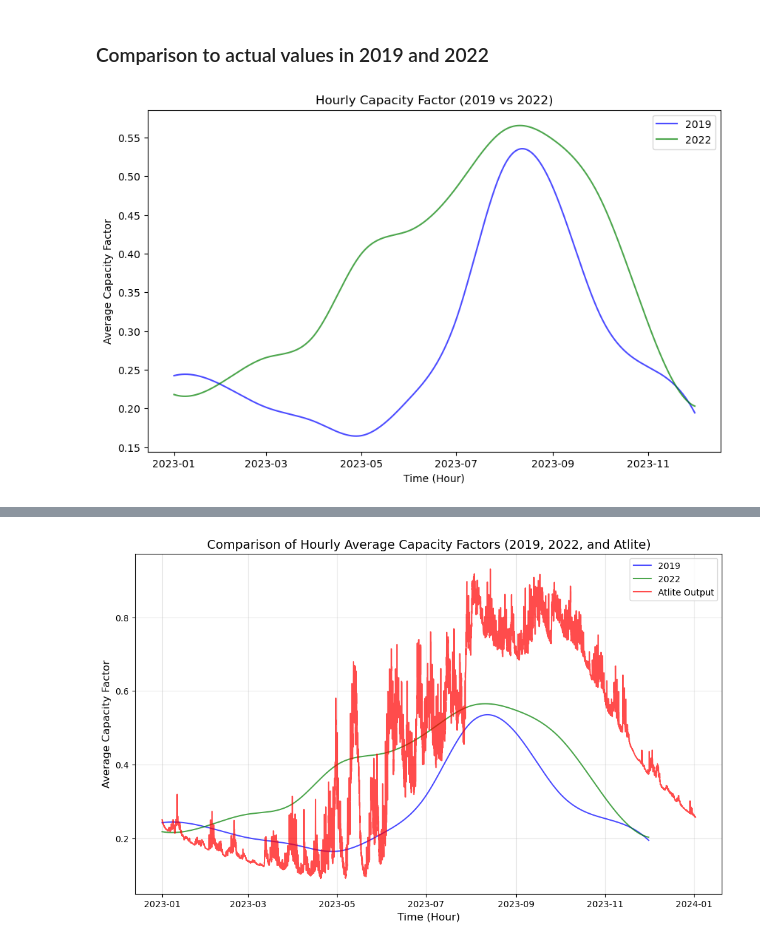
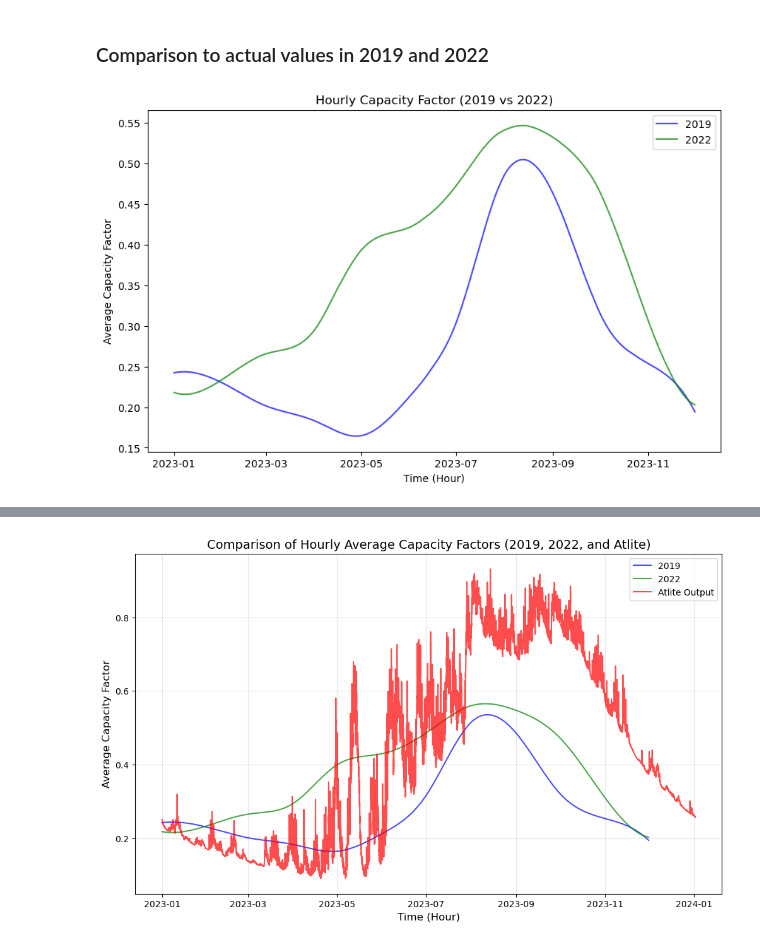
Before and after one commit to lukasschirren/GeoH2-Laos-Master-Thesis, a Jupyter notebook: test_hydropotential.ipynb, the cells around one changed output, grey strips where cells are left out. Cells and saved outputs as stored; diff of their text form; code cells hidden in the pictures.

Commit message:
Capacity factor cap at 1

```diff
--- a/test_hydropotential.ipynb
+++ b/test_hydropotential.ipynb
@@ -458,36 +457,45 @@ hours_in_month = {
     'May': 744, 'Jun': 720, 'Jul': 744, 'Aug': 744,
     'Sep': 720, 'Oct': 744, 'Nov': 720, 'Dec': 744
 }
 
 
 # Calculate hourly capacity factors for 2019 and 2022
-hourly_capacity_factors_2019 = calculate_hourly_capacity_factors(location_hydro_2019)
-hourly_capacity_factors_2022 = calculate_hourly_capacity_factors(location_hydro_2022)
+# hourly_capacity_factors_2019 = calculate_hourly_capacity_factors(location_hydro_2019)
+# hourly_capacity_factors_2022 = calculate_hourly_capacity_factors(location_hydro_2022)
+
+###########################
+# Cap capacity factors at 1 for 2019
+hourly_capacity_factors_2019 = hourly_capacity_factors_2019.clip(upper=1)
+
+# Cap capacity factors at 1 for 2022
+hourly_capacity_factors_2022 = hourly_capacity_factors_2022.clip(upper=1)
+
+
 # Calculate the hourly average capacity factors across all plants
 hourly_average_2019 = hourly_capacity_factors_2019.mean(axis=1)
 hourly_average_2022 = hourly_capacity_factors_2022.mean(axis=1)
 
 # Plot the results using hourly data
 plt.figure(figsize=(10, 6))
 
 # Plot the 2019 hourly average
 plt.plot(hourly_average_2019.index, hourly_average_2019.values, label='2019', color='blue', alpha=0.7)
 
 # Plot the 2022 hourly average
 plt.plot(hourly_average_2022.index, hourly_average_2022.values, label='2022', color='green', alpha=0.7)
 
 # Add title and labels
 plt.title('Hourly Capacity Factor (2019 vs 2022)')
 plt.xlabel('Time (Hour)')
 plt.ylabel('Average Capacity Factor')
 
 # Add legend
 plt.legend()
 
 # Display the plot
 plt.show()
 # %% [output]
-[figure, old version]
+[figure, new version]
 # %%
 import matplotlib.pyplot as plt
 
```
Also changed, not shown: parts of 6 cells of this notebook, 2 other files.
